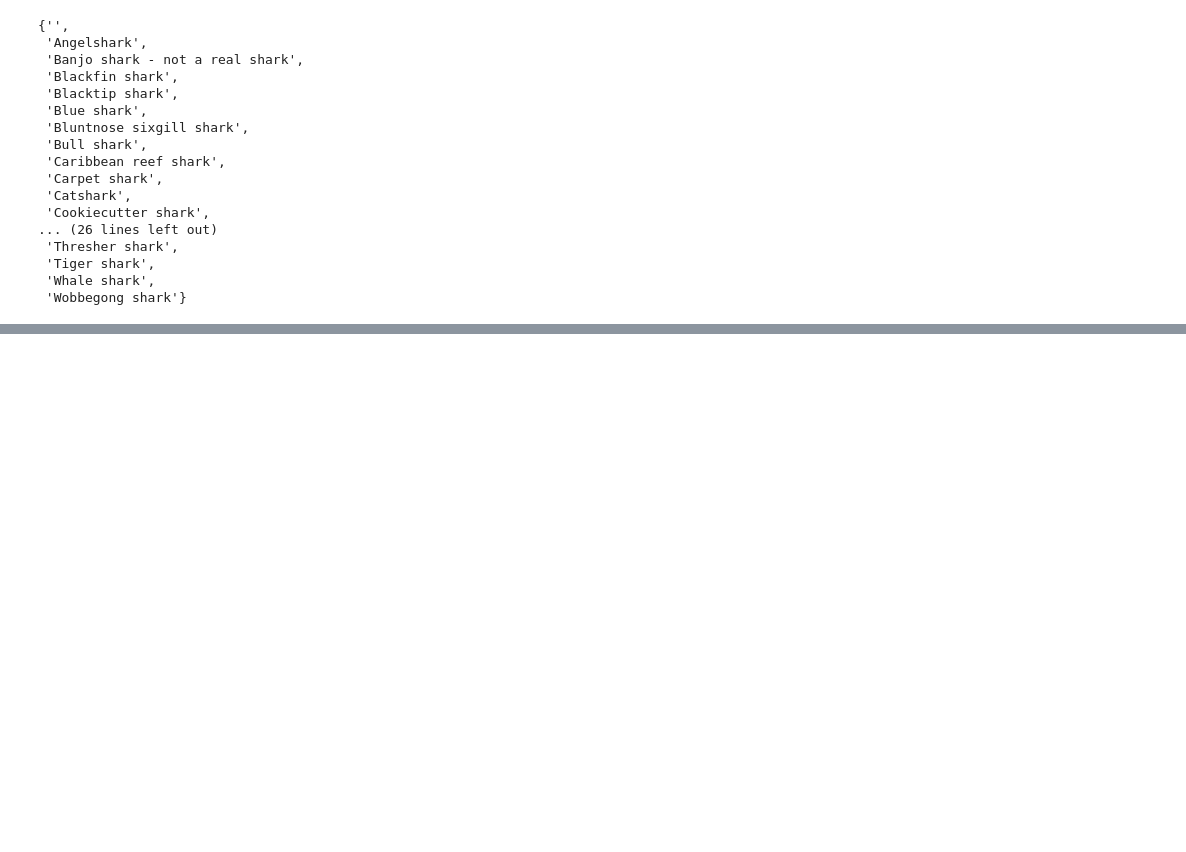
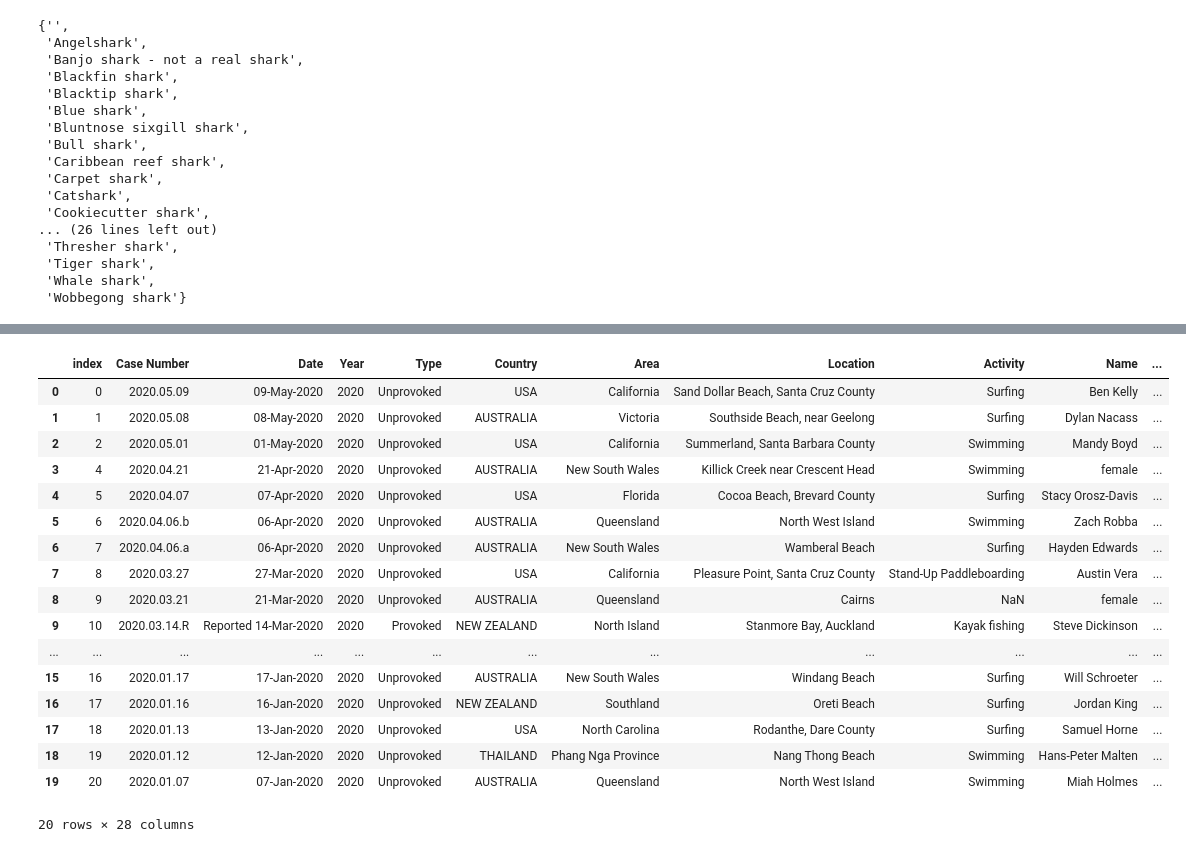
Before and after one commit to klaristera/sharks, a Jupyter notebook: Sharks_cleaning.ipynb, the cells around one changed output, grey strips where cells are left out. Saved outputs shown, nothing was run; the diff lists cells and outputs as text; code cells hidden in the pictures; blank space fills up the shorter version.

```diff
--- a/Sharks_cleaning.ipynb
+++ b/Sharks_cleaning.ipynb
@@ -361,10 +365,10 @@ for x in np.arange(len(sharks)):
     #no metres, no inches, has feet
     if re.search('[0-9]+\.?[0-9]?\s?m' , sharks.loc[x, 'Species ']) is None and re.search('[0-9]\.?[0-9]?\'{2}|\"{1}' , sharks.loc[x, 'Species ']) is None and bool(re.search('[0-9]\.?[0-9]?\'{1}(?!\')' , sharks.loc[x, 'Species '])):
         if len(re.findall('([0-9]\.?[0-9]?)\'{1}(?!\')' , sharks.loc[x, 'Species '])) == 1:
-            sharks.loc[x,  'Size_max'] = float(re.search('([0-9]\.?[0-9]?)\'{1}(?!\')' , sharks.loc[x, 'Species ']).group(1)) #* 0.3028
+            sharks.loc[x,  'Size_max'] = float(re.search('([0-9]\.?[0-9]?)\'{1}(?!\')' , sharks.loc[x, 'Species ']).group(1)) * 0.3028
         elif len(re.findall('([0-9]\.?[0-9]?)\'{1}(?!\')' , sharks.loc[x, 'Species '])) == 2:
-            sharks.loc[x,  'Size_min'] = float(re.findall('([0-9]\.?[0-9]?)\'{1}(?!\')' , sharks.loc[x, 'Species '])[0]) #* 0.3028
-            sharks.loc[x,  'Size_max'] = float(re.findall('([0-9]\.?[0-9]?)\'{1}(?!\')' , sharks.loc[x, 'Species '])[1]) #* 0.3028
+            sharks.loc[x,  'Size_min'] = float(re.findall('([0-9]\.?[0-9]?)\'{1}(?!\')' , sharks.loc[x, 'Species '])[0]) * 0.3028
+            sharks.loc[x,  'Size_max'] = float(re.findall('([0-9]\.?[0-9]?)\'{1}(?!\')' , sharks.loc[x, 'Species '])[1]) * 0.3028
         else:
             sharks.loc[x,  'Size_max'] = np.nan
     #has metres
@@ -386,0 +395,6 @@ sharks.loc[sharks['Species '] == 'White shark 25 to 3 m', 'Size_max'] = 30
+# %%
+sharks['Injury_clean'] =  [np.nan for x in np.arange(len(sharks['Species ']))]
+sharks.loc[sharks['Injury'].str.contains('no injury', na=False), 'Injury_clean'] = 'No injury'
+sharks.loc[sharks['Injury'].str.lower().str.contains('fatal', na=False), 'Injury_clean'] = 'Fatal'
+sharks['Injury_clean'] = sharks['Injury_clean'].fillna('Injury')
+#maybe worth using tokenization to identify limbs vs torso injuries at some point (but i dont want to right now)
@@ -386,0 +411,21 @@ sharks.loc[sharks['Species '] == 'White shark 25 to 3 m', 'Size_max'] = 30
+# %%
+sharks.head(20)
+# %% [output]
+|  | index | Case Number | Date | Year | Type | Country | Area | Location | Activity | Name | ... |
+| 0 | 0 | 2020.05.09 | 09-May-2020 | 2020 | Unprovoked | USA | California | Sand Dollar Beach, Santa Cruz County | Surfing | Ben Kelly | ... |
+| 1 | 1 | 2020.05.08 | 08-May-2020 | 2020 | Unprovoked | AUSTRALIA | Victoria | Southside Beach, near Geelong | Surfing | Dylan Nacass | ... |
+| 2 | 2 | 2020.05.01 | 01-May-2020 | 2020 | Unprovoked | USA | California | Summerland, Santa Barbara County | Swimming | Mandy Boyd | ... |
+| 3 | 4 | 2020.04.21 | 21-Apr-2020 | 2020 | Unprovoked | AUSTRALIA | New South Wales | Killick Creek near Crescent Head | Swimming | female | ... |
+| 4 | 5 | 2020.04.07 | 07-Apr-2020 | 2020 | Unprovoked | USA | Florida | Cocoa Beach, Brevard County | Surfing | Stacy Orosz-Davis | ... |
+| 5 | 6 | 2020.04.06.b | 06-Apr-2020 | 2020 | Unprovoked | AUSTRALIA | Queensland | North West Island | Swimming | Zach Robba | ... |
+| 6 | 7 | 2020.04.06.a | 06-Apr-2020 | 2020 | Unprovoked | AUSTRALIA | New South Wales | Wamberal Beach | Surfing | Hayden Edwards | ... |
+| 7 | 8 | 2020.03.27 | 27-Mar-2020 | 2020 | Unprovoked | USA | California | Pleasure Point, Santa Cruz County | Stand-Up Paddleboarding | Austin Vera | ... |
+| 8 | 9 | 2020.03.21 | 21-Mar-2020 | 2020 | Unprovoked | AUSTRALIA | Queensland | Cairns | NaN | female | ... |
+| 9 | 10 | 2020.03.14.R | Reported 14-Mar-2020 | 2020 | Provoked | NEW ZEALAND | North Island | Stanmore Bay, Auckland | Kayak fishing | Steve Dickinson | ... |
+| ... | ... | ... | ... | ... | ... | ... | ... | ... | ... | ... | ... |
+| 15 | 16 | 2020.01.17 | 17-Jan-2020 | 2020 | Unprovoked | AUSTRALIA | New South Wales | Windang Beach | Surfing | Will Schroeter | ... |
+| 16 | 17 | 2020.01.16 | 16-Jan-2020 | 2020 | Unprovoked | NEW ZEALAND | Southland | Oreti Beach | Surfing | Jordan King | ... |
+| 17 | 18 | 2020.01.13 | 13-Jan-2020 | 2020 | Unprovoked | USA | North Carolina | Rodanthe, Dare County | Surfing | Samuel Horne | ... |
+| 18 | 19 | 2020.01.12 | 12-Jan-2020 | 2020 | Unprovoked | THAILAND | Phang Nga Province | Nang Thong Beach | Swimming | Hans-Peter Malten | ... |
+| 19 | 20 | 2020.01.07 | 07-Jan-2020 | 2020 | Unprovoked | AUSTRALIA | Queensland | North West Island | Swimming | Miah Holmes | ... |
+20 rows × 28 columns
```
Also changed, not shown: parts of 8 cells of this notebook, 1 other file.
